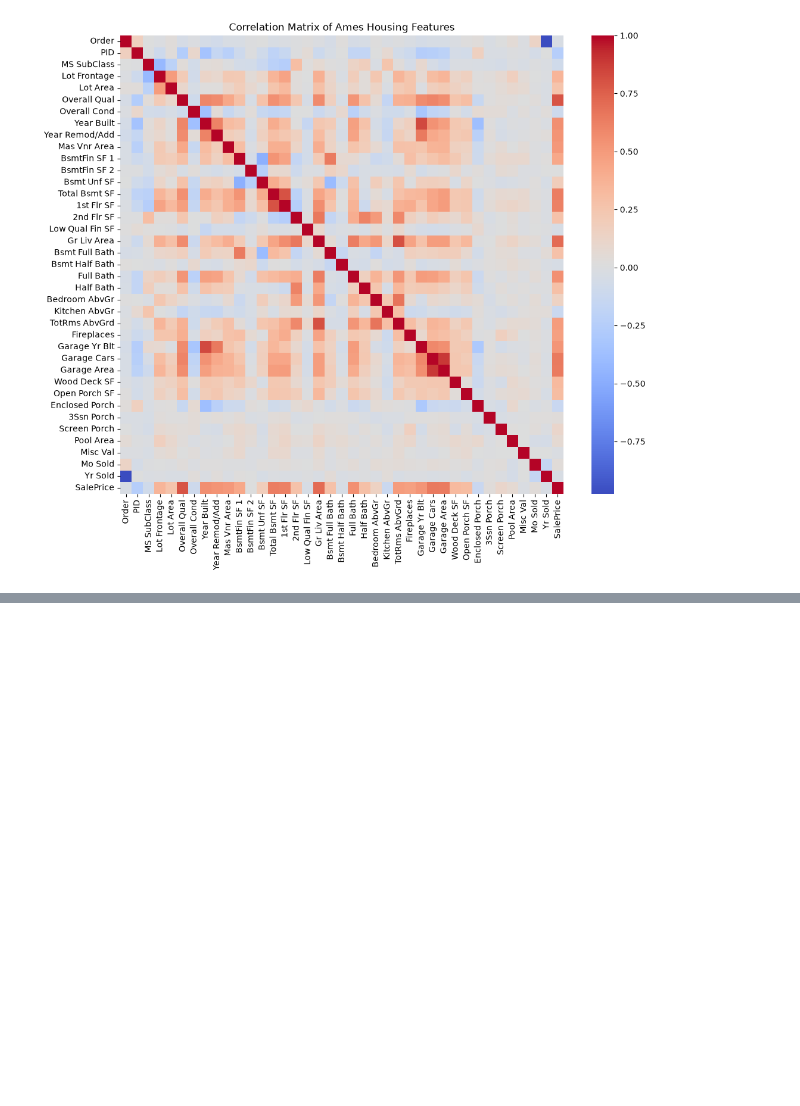
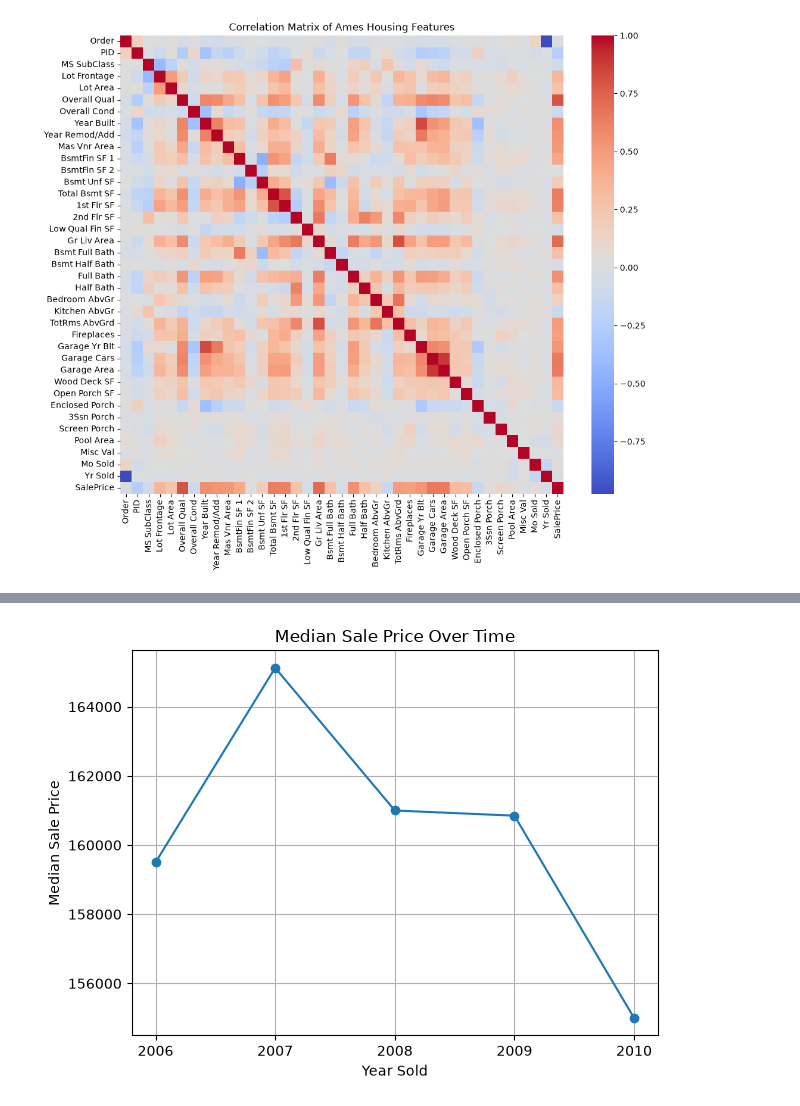
Before and after one commit to ionutelu/LabML, a Jupyter notebook: lab1.ipynb, the cells around one changed output, grey strips where cells are left out. Saved outputs shown, nothing was run; the diff lists cells and outputs as text; code cells hidden in the pictures; blank space fills up the shorter version.

```diff
--- a/lab1.ipynb
+++ b/lab1.ipynb
@@ -140,0 +139,13 @@ df.shape
+# %%
+median_price_by_year = df.groupby("Yr Sold")["SalePrice"].median()
+
+median_price_by_year.plot(kind="line", marker="o")
+plt.xlabel("Year Sold")
+plt.ylabel("Median Sale Price")
+plt.title("Median Sale Price Over Time")
+plt.xticks(median_price_by_year.index)
+plt.grid(True)
+plt.tight_layout()
+plt.show()
+# %% [output]
+[figure, added]
```
Also changed, not shown: parts of 6 cells of this notebook.
